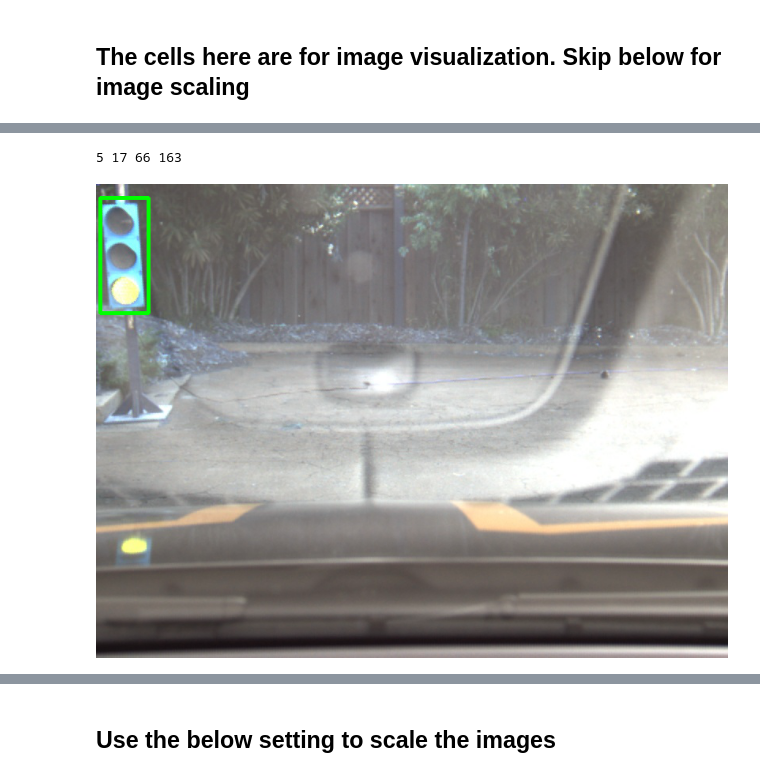
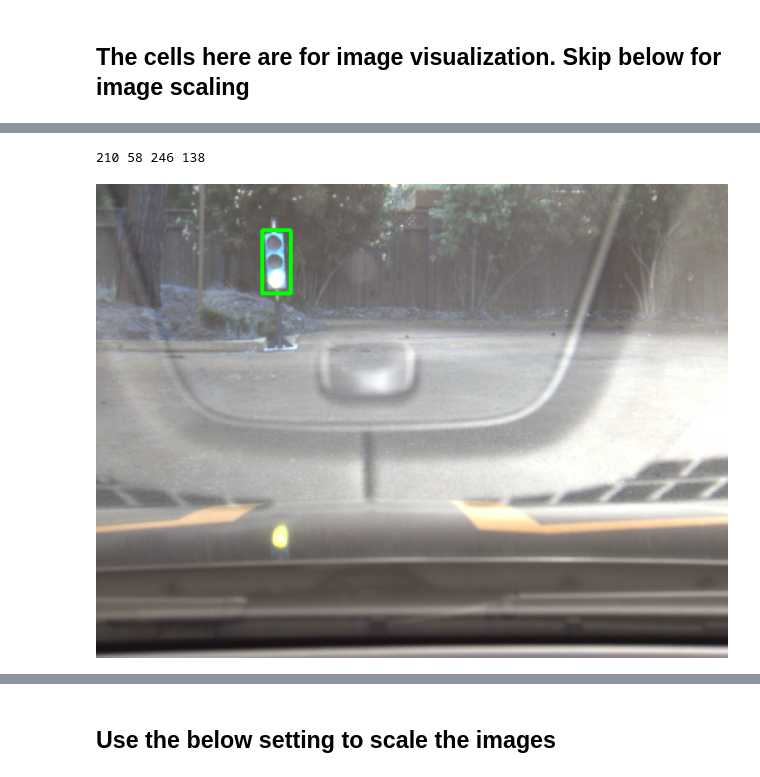
Before and after one commit to cruise-control/CarND-Capstone, a Jupyter notebook: workspaces/scripts/DrawBoxes.ipynb, the cells around one changed output, grey strips where cells are left out. Saved outputs shown, nothing was run; the diff lists cells and outputs as text; code cells hidden in the pictures.

```diff
--- a/workspaces/scripts/DrawBoxes.ipynb
+++ b/workspaces/scripts/DrawBoxes.ipynb
@@ -6,7 +6,7 @@ import pandas as pd
 from PIL import Image
 # %%
 prefix = ''
-full_labels = pd.read_csv(prefix + './compiled_traffic_lights.csv')
+full_labels = pd.read_csv(prefix + './rosbag_compiled_traffic_lights.csv')
 full_labels.head()
 # %% [output]
 |  | filename | width | height | class | xmin | ymin | xmax | ymax |
@@ -36,8 +34,8 @@ Image.fromarray(draw_boxes(prefix +'./Simulation/frame0369.jpg'))
 # %%
-Image.fromarray(draw_boxes(prefix +'./RosBag/frame0441.jpg'))
+Image.fromarray(draw_boxes(prefix +'./RosBag/frame0366.jpg'))
 # %% [output]
-5 17 66 163
+210 58 246 138
-[figure, old version]
+[figure, new version]
 # %%
 %matplotlib nbagg
 SCALE = 3.25
```
Also changed, not shown: parts of 3 cells of this notebook, 2 other files.
